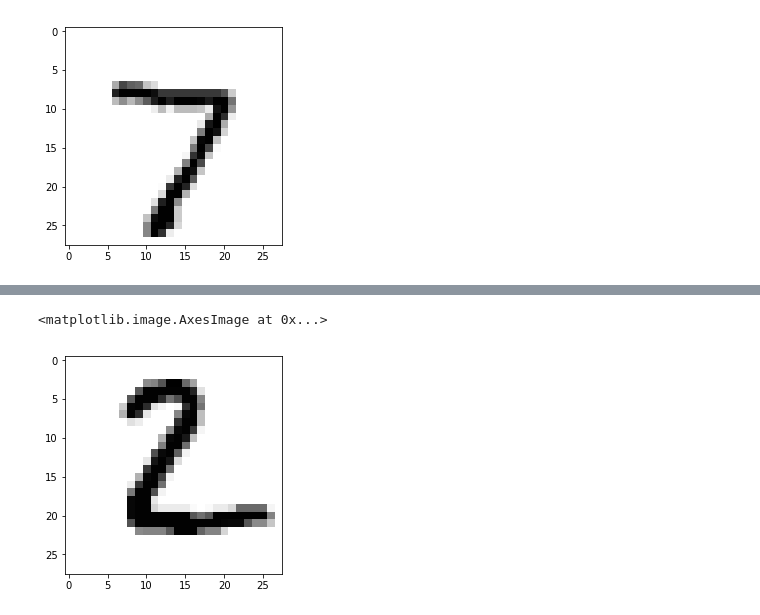
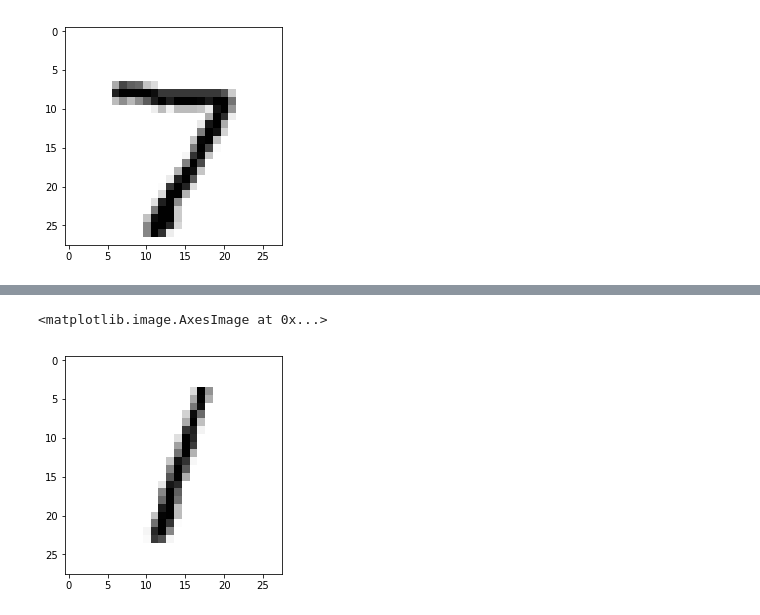
Before and after one commit to sarahCarroll/emerg-tech-assign, a Jupyter notebook: MNIST-dataset.ipynb, the cells around one changed output, grey strips where cells are left out. Drawn from its saved outputs; the diff is of its cells as text; code cells hidden in the pictures.

```diff
--- a/MNIST-dataset.ipynb
+++ b/MNIST-dataset.ipynb
@@ -118,5 +62,6 @@ image1 = ~np.array(list(file_content[800:1584])).reshape(28,28).astype(np.uint8)
-# %%
-plt.imshow(image1, cmap='gray')
-# %% [output]
-<matplotlib.image.AxesImage at 0x...>
-[figure, removed]
+# %%
+image2 = ~np.array(list(file_content[1584:2368])).reshape(28,28).astype(np.uint8)
+plt.imshow(image2, cmap='gray')
+# %% [output]
+<matplotlib.image.AxesImage at 0x...>
+[figure, added]
```
Also changed, not shown: parts of 28 cells of this notebook, 7 other files.
